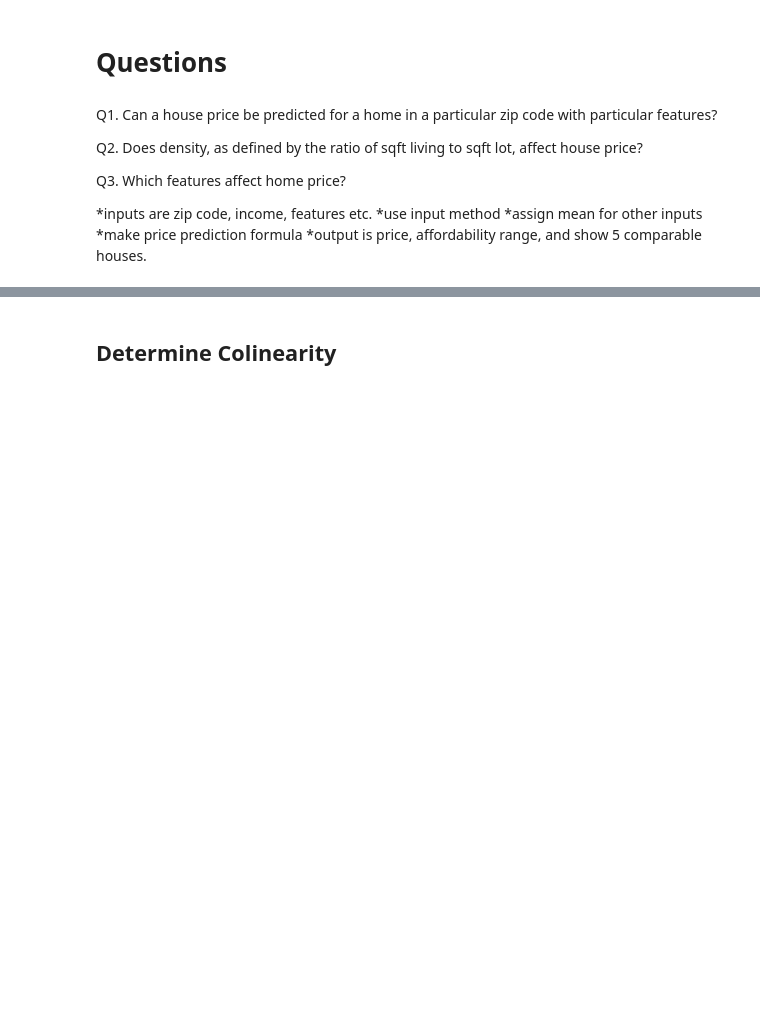
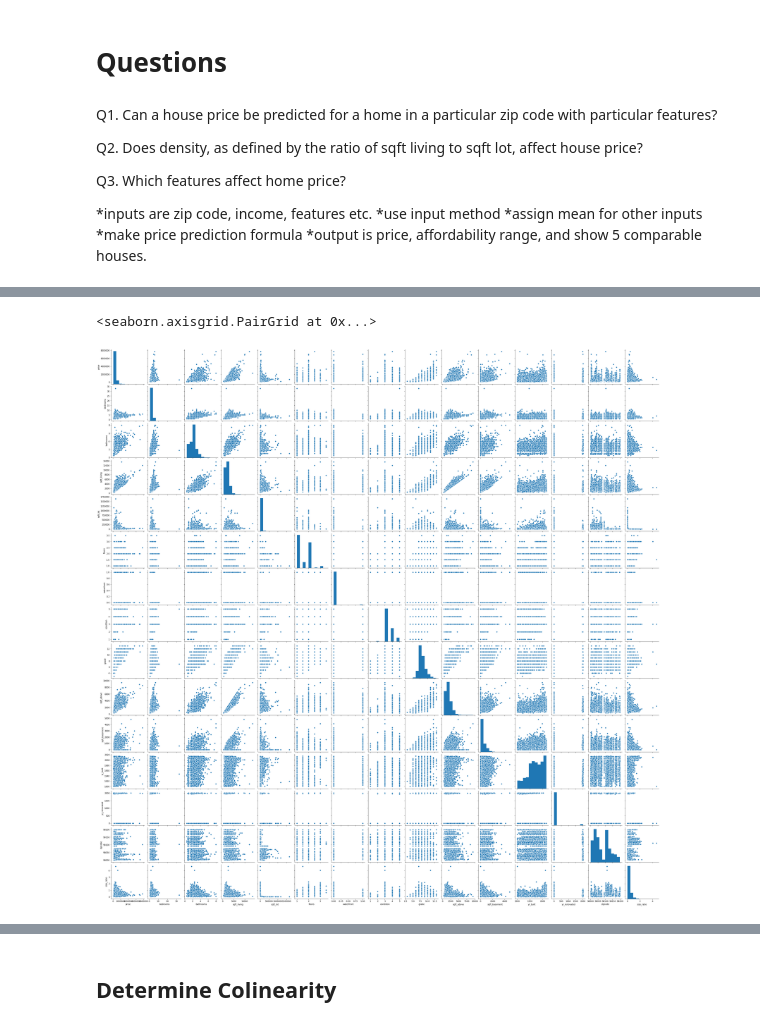
Before and after one commit to bobbyiestofjos/mod_2_project, a Jupyter notebook: Mod2_Project_CM.ipynb, the cells around one changed output, grey strips where cells are left out. Cells and saved outputs as stored; diff of their text form; code cells hidden in the pictures; blank space fills up the shorter version.

```diff
--- a/Mod2_Project_CM.ipynb
+++ b/Mod2_Project_CM.ipynb
@@ -156,0 +40,10 @@ array([[<matplotlib.axes._subplots.AxesSubplot object at 0x...>,
+# %%
+# Remove rows from the sqft_basement column with a '?' entry (this removes 454 rows)
+df = df[df.sqft_basement != '?']
+
+# Convert the sqft_basement column to an int data type, need to convert to float first
+df.sqft_basement = df.sqft_basement.astype(float).astype(int)
+
+# Drop rows in the waterfront column with NAN entries
+df.dropna(subset = ['waterfront'], inplace = True)
+df.info()
@@ -156,0 +105,5 @@ array([[<matplotlib.axes._subplots.AxesSubplot object at 0x...>,
+# %%
+sns.pairplot(df_data)
+# %% [output]
+<seaborn.axisgrid.PairGrid at 0x...>
+[figure, added]
```
Also changed, not shown: parts of 76 cells of this notebook.
